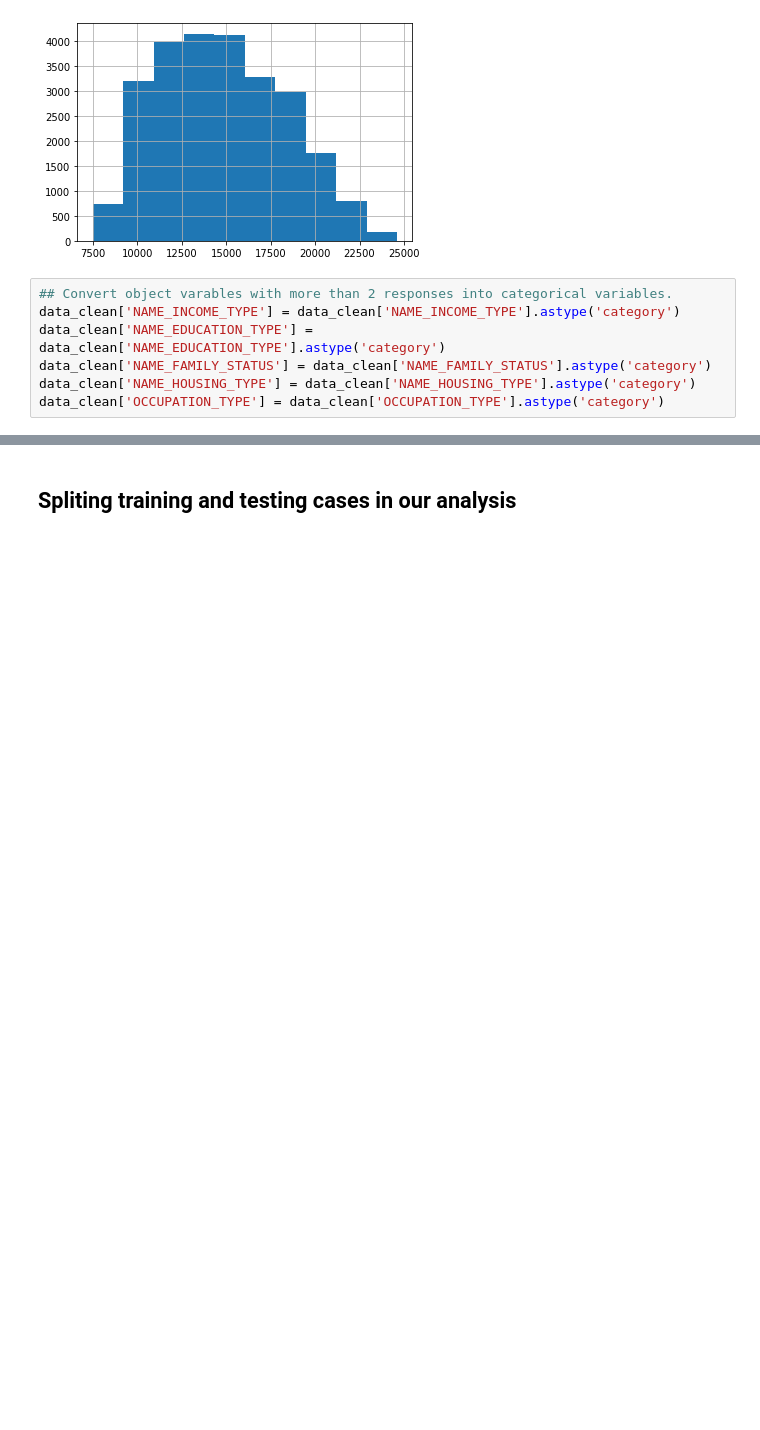
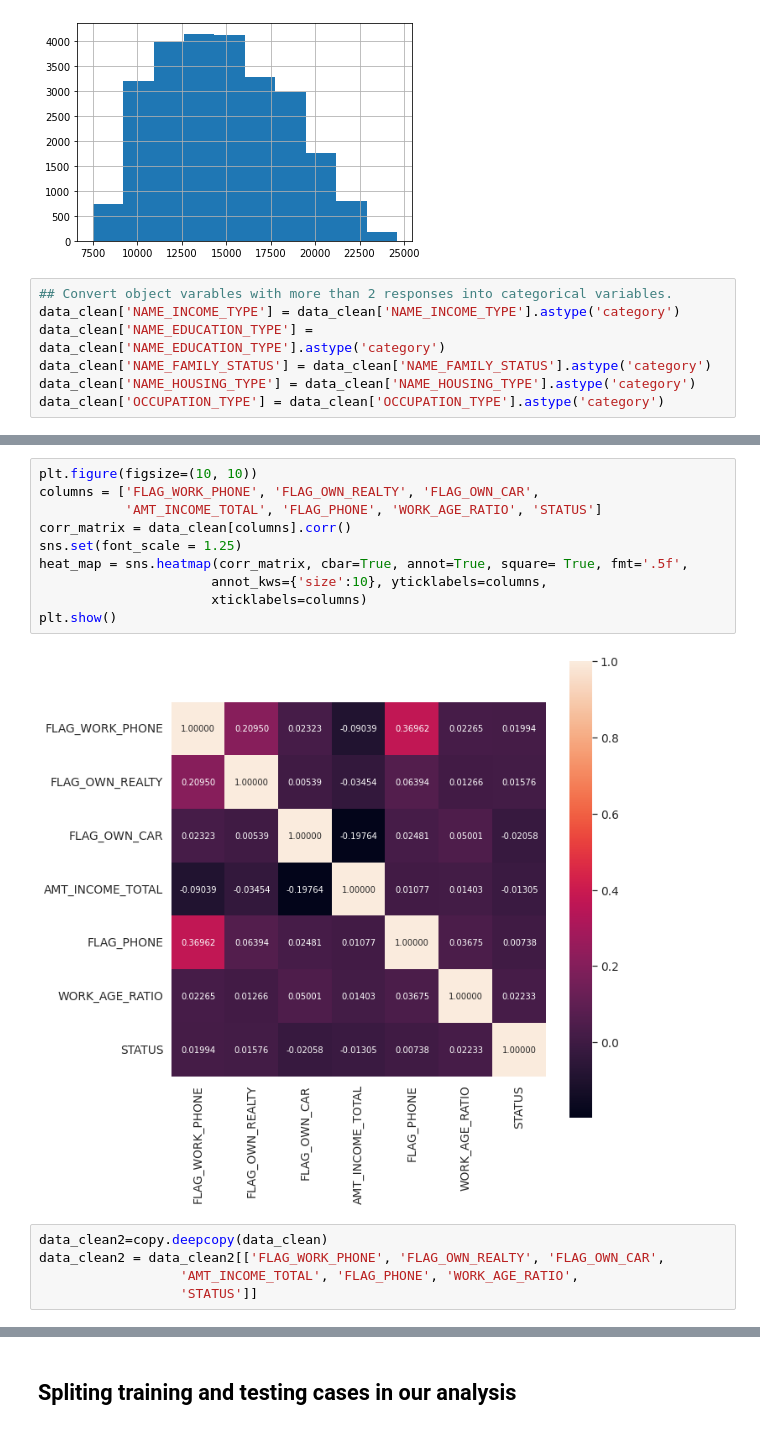
Before and after one commit to Stelvlen/MATH-509, a Jupyter notebook: STAT_509_Final_Project_edition_1.ipynb, the cells around one changed output, grey strips where cells are left out. Saved outputs shown, nothing was run; the diff lists cells and outputs as text; blank space fills up the shorter version.

```diff
--- a/STAT_509_Final_Project_edition_1.ipynb
+++ b/STAT_509_Final_Project_edition_1.ipynb
@@ -221 +241,18 @@ data_clean2=convert_dummy(data_clean,'OCCUPATION_TYPE')
+# %%
+plt.figure(figsize=(10, 10))
+columns = ['FLAG_WORK_PHONE', 'FLAG_OWN_REALTY', 'FLAG_OWN_CAR',
+           'AMT_INCOME_TOTAL', 'FLAG_PHONE', 'WORK_AGE_RATIO', 'STATUS']
+corr_matrix = data_clean[columns].corr()
+sns.set(font_scale = 1.25)
+heat_map = sns.heatmap(corr_matrix, cbar=True, annot=True, square= True, fmt='.5f',
+                      annot_kws={'size':10}, yticklabels=columns,
+                      xticklabels=columns)
+plt.show()
+# %% [output]
+[figure, added]
+# %%
+data_clean2=copy.deepcopy(data_clean)
+data_clean2 = data_clean2[['FLAG_WORK_PHONE', 'FLAG_OWN_REALTY', 'FLAG_OWN_CAR',
+                  'AMT_INCOME_TOTAL', 'FLAG_PHONE', 'WORK_AGE_RATIO',
+                  'STATUS']]
 # %%
```
Also changed, not shown: parts of 45 cells of this notebook.
